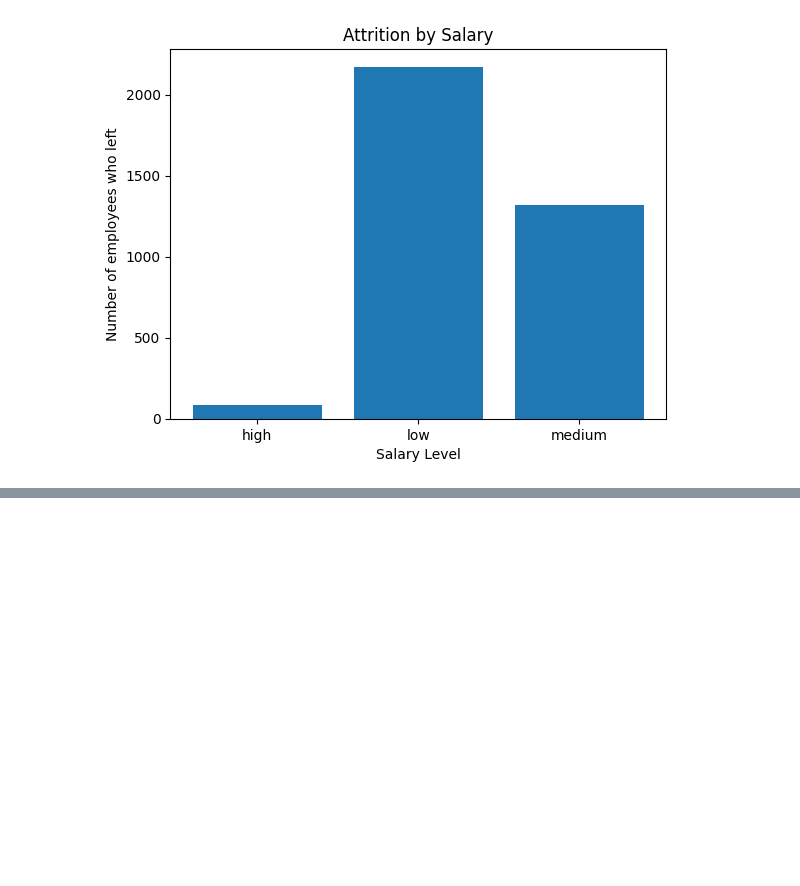
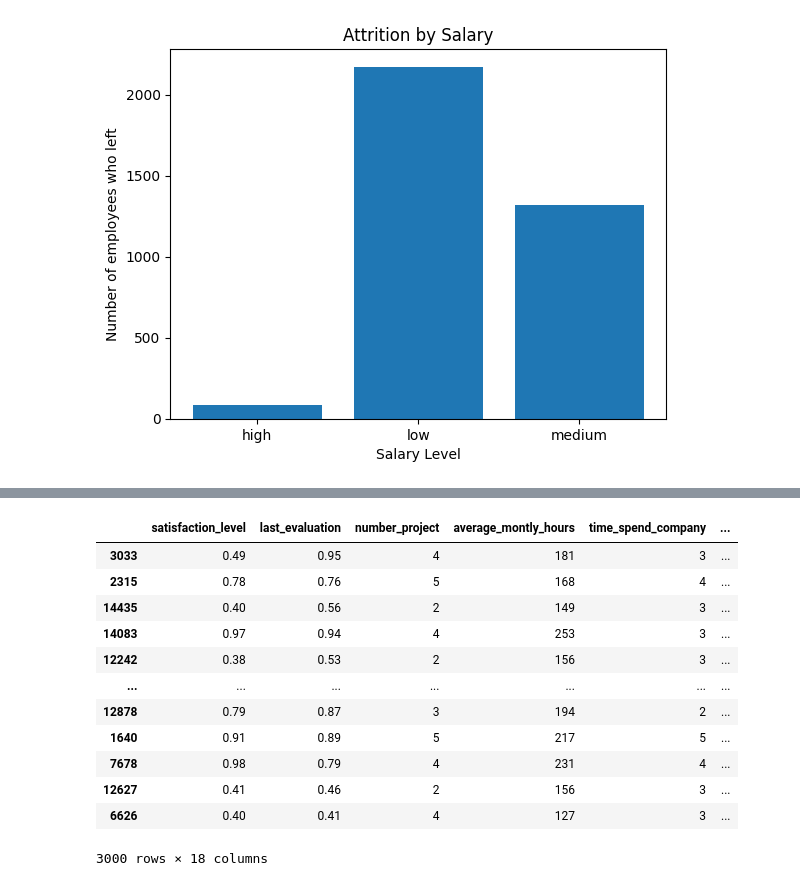
Before and after one commit to mvuddandi/ML-StatModels, a Jupyter notebook: Logistic_Regression.ipynb, the cells around one changed output, grey strips where cells are left out. Cells and saved outputs as stored; diff of their text form; code cells hidden in the pictures; blank space fills up the shorter version.

```diff
--- a/Logistic_Regression.ipynb
+++ b/Logistic_Regression.ipynb
@@ -82,0 +111,19 @@ plt.show()
+# %%
+cat_cols = df[['sales', 'salary']]
+
+# New correct encoder (for latest sklearn)
+ohe = OneHotEncoder(drop='first', sparse_output=False)
+
+# Fit + transform
+ohe_data = ohe.fit_transform(cat_cols)
+
+# Convert to dataframe
+ohe_df = pd.DataFrame(
+    ohe_data,
+    columns=ohe.get_feature_names_out(['sales', 'salary'])
+)
+
+# Merge
+df_final = pd.concat([df.drop(['sales', 'salary'], axis=1), ohe_df], axis=1)
+
+df_final.head()
@@ -82,0 +149,22 @@ plt.show()
+# %%
+X_Train, X_Test, y_Train, y_Test =   train_test_split(df_final[['satisfaction_level', 'last_evaluation', 'number_project',
+       'average_montly_hours', 'time_spend_company', 'Work_accident', 'promotion_last_5years', 'sales_RandD', 'sales_accounting', 'sales_hr',
+       'sales_management', 'sales_marketing', 'sales_product_mng',
+       'sales_sales', 'sales_support', 'sales_technical', 'salary_low',
+       'salary_medium']], df_final.left, train_size=0.8)
+# %%
+X_Test
+# %% [output]
+|  | satisfaction_level | last_evaluation | number_project | average_montly_hours | time_spend_company | ... |
+| 3033 | 0.49 | 0.95 | 4 | 181 | 3 | ... |
+| 2315 | 0.78 | 0.76 | 5 | 168 | 4 | ... |
+| 14435 | 0.40 | 0.56 | 2 | 149 | 3 | ... |
+| 14083 | 0.97 | 0.94 | 4 | 253 | 3 | ... |
+| 12242 | 0.38 | 0.53 | 2 | 156 | 3 | ... |
+| ... | ... | ... | ... | ... | ... | ... |
+| 12878 | 0.79 | 0.87 | 3 | 194 | 2 | ... |
+| 1640 | 0.91 | 0.89 | 5 | 217 | 5 | ... |
+| 7678 | 0.98 | 0.79 | 4 | 231 | 4 | ... |
+| 12627 | 0.41 | 0.46 | 2 | 156 | 3 | ... |
+| 6626 | 0.40 | 0.41 | 4 | 127 | 3 | ... |
+3000 rows × 18 columns
```
Also changed, not shown: parts of 11 cells of this notebook.
